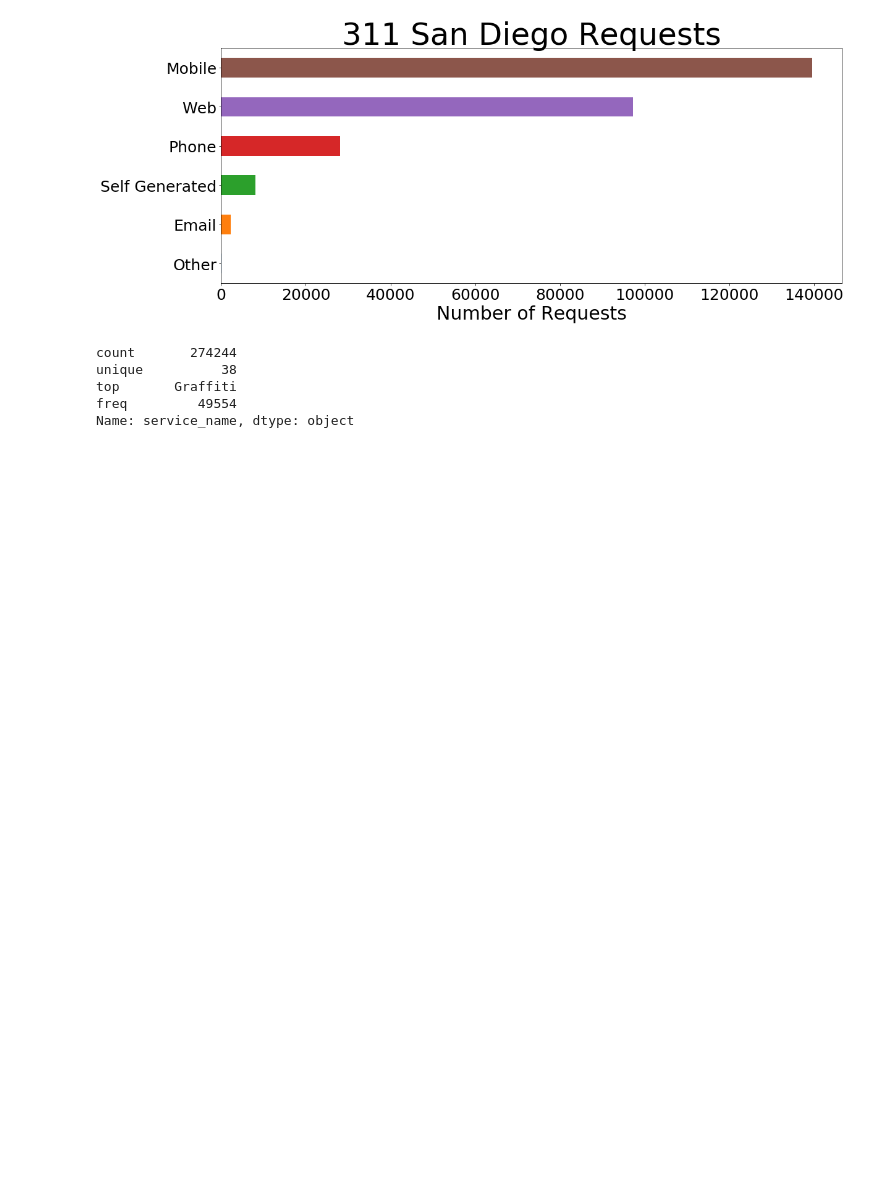
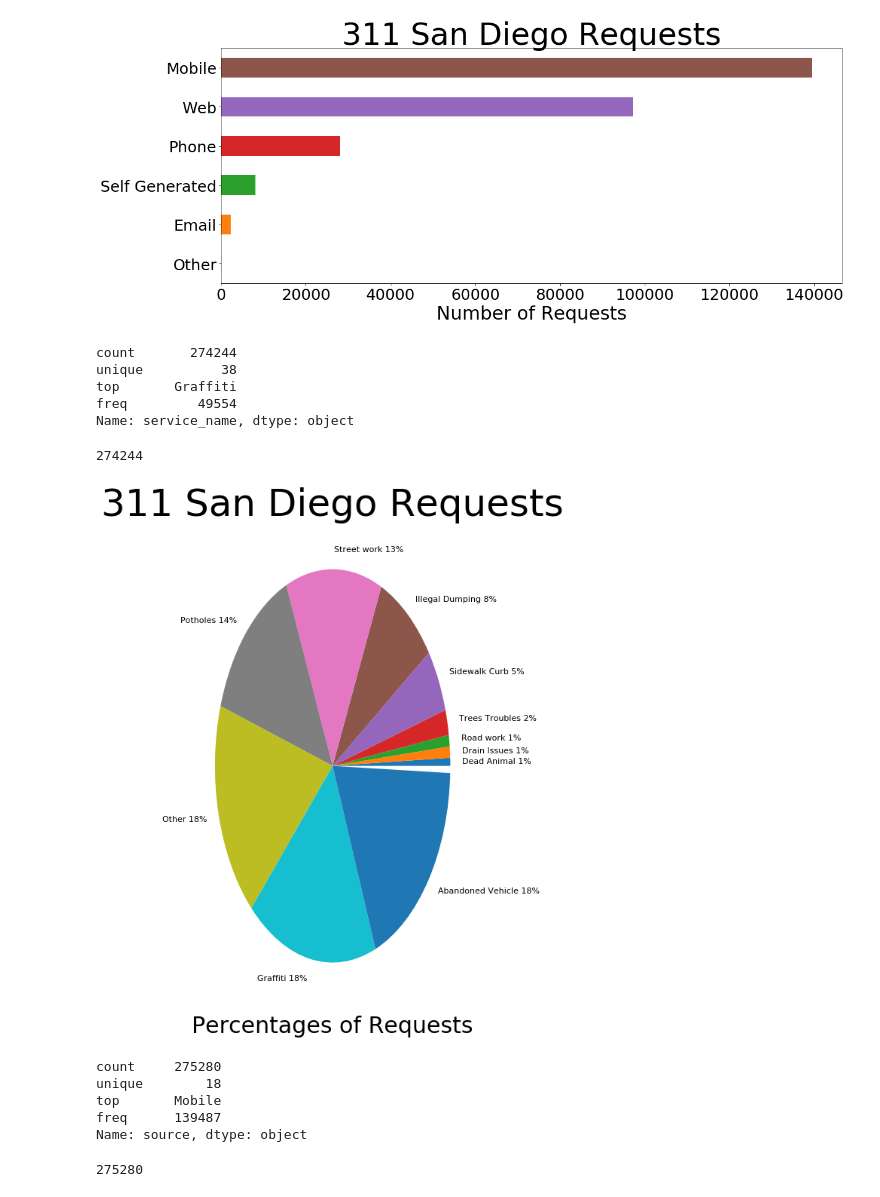
Before and after one commit to farhadOmidvar/311-San-Diego, a Jupyter notebook: Requests_Sources.ipynb, the cells around one changed output. Saved outputs shown, nothing was run; the diff lists cells and outputs as text; code cells hidden in the pictures; blank space fills up the shorter version.

Commit message:
Added Pie Percentages Charts

```diff
--- a/Requests_Sources.ipynb
+++ b/Requests_Sources.ipynb
@@ -203,3 +202,34 @@ unique          38
 top       Graffiti
 freq         49554
 Name: service_name, dtype: object
+# %%
+Total_Requests = Requests_df["service_name"].count()
+Total_Requests
+# %% [output]
+274244
+# %%
+#, 'Parking/Meter ' + "{0:.0%}".format(Parking_and_Meter_num/Total_Requests) , Parking_and_Meter_num/Total_Requests
+xticks = ['Graffiti ' + "{0:.0%}".format(Graffiti_num/Total_Requests), 'Potholes ' + "{0:.0%}".format(Pothole_num/Total_Requests), 'Abandoned Vehicle ' + "{0:.0%}".format(Abandoned_Vehicle_num/Total_Requests), 'Illegal Dumping ' + "{0:.0%}".format(Illegal_Dumping_num/Total_Requests), 'Street work ' + "{0:.0%}".format(Street_work_num/Total_Requests), 'Road work ' + "{0:.0%}".format(Road_work_num/Total_Requests), 'Sidewalk Curb ' + "{0:.0%}".format(Sidewalk_Curb_num/Total_Requests), 'Trees Troubles ' + "{0:.0%}".format(Trees_num/Total_Requests), 'Drain Issues ' + "{0:.0%}".format(Drain_Issues_num/Total_Requests), 'Dead Animal ' + "{0:.0%}".format(Dead_Animal_num/Total_Requests), 'Other ' + "{0:.0%}".format(Other_num/Total_Requests)]
+Requests_bar_values = [Graffiti_num/Total_Requests, Pothole_num/Total_Requests, Abandoned_Vehicle_num/Total_Requests, Illegal_Dumping_num/Total_Requests, Street_work_num/Total_Requests, Road_work_num/Total_Requests, Sidewalk_Curb_num/Total_Requests, Trees_num/Total_Requests, Drain_Issues_num/Total_Requests, Dead_Animal_num/Total_Requests, Other_num/Total_Requests]
+Requests_bar_values_se = pd.Series(Requests_bar_values, index=xticks)
+Requests_bar_values_se.sort_values(inplace=True)
+ax = Requests_bar_values_se.plot.pie(title="311 San Diego Requests", figsize = (7, 12), fontsize=11)
+ax.set_xlabel("Percentages of Requests", fontsize=30)
+ax.set_ylabel(" ", fontsize=30)
+ax.set_title("311 San Diego Requests", fontsize=50)
+ax.figure.savefig("311 San Diego Requests Percentages.png")
+# %% [output]
+[figure, added]
+# %%
+Requests_df["source"].describe()
+# %% [output]
+count     275280
+unique        18
+top       Mobile
+freq      139487
+Name: source, dtype: object
+# %%
+Total_Sources = Requests_df["source"].count()
+Total_Sources
+# %% [output]
+275280
```
Also changed, not shown: parts of 4 cells of this notebook, 3 other files.
